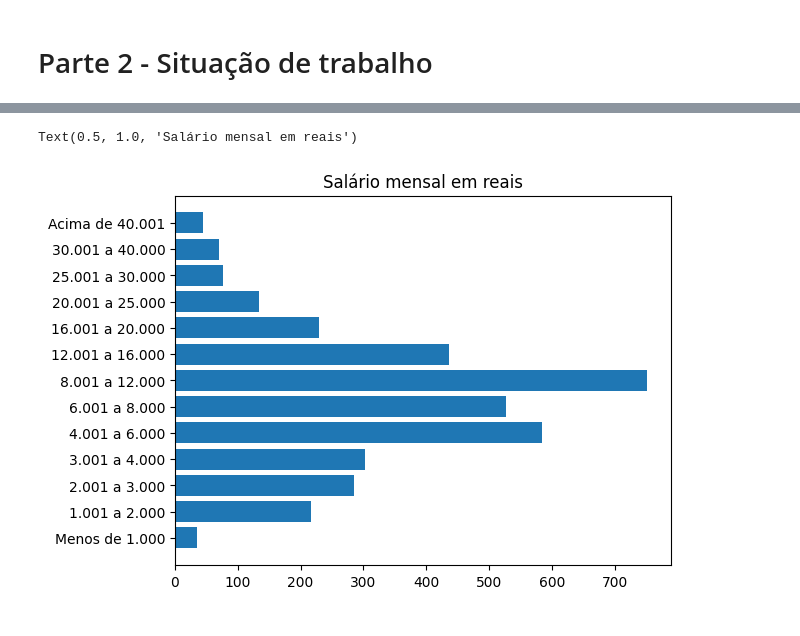
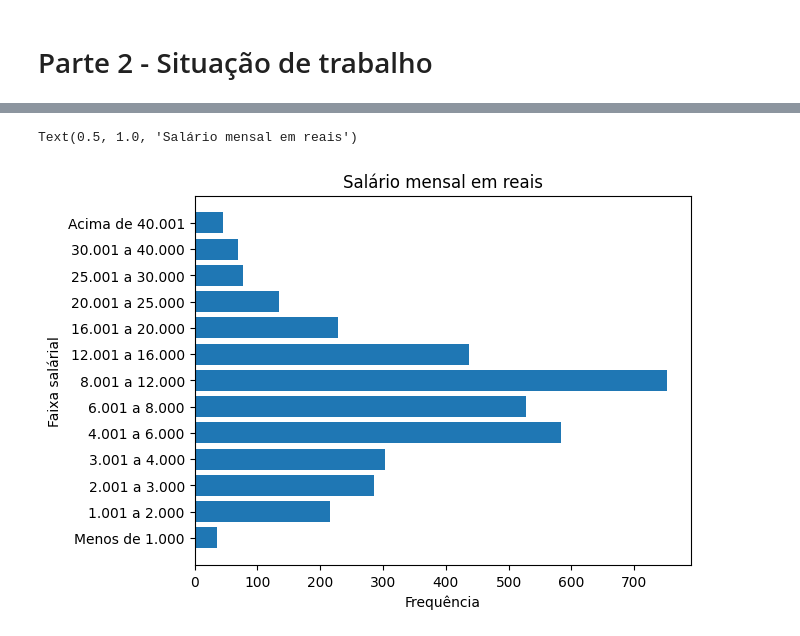
Before and after one commit to dallaqua/Trabalho_Santander_Coders_TPI, a Jupyter notebook: analise_mercado_dados_2022.ipynb, the cells around one changed output, grey strips where cells are left out. Saved outputs shown, nothing was run; the diff lists cells and outputs as text; code cells hidden in the pictures.

```diff
--- a/analise_mercado_dados_2022.ipynb
+++ b/analise_mercado_dados_2022.ipynb
@@ -6,7 +7,7 @@ import matplotlib.pyplot as plt
 # %%
 pd.set_option('display.max_columns', None)
 # %%
-dados = pd.read_csv('https://raw.githubusercontent.com/dallaqua/Trabalho_Santander_Coders_TPI/main/State_of_data_2022.csv?token=GHSAT0AAAAAACF5XZ2SM7GINSJE4GNCQZSSZG3U72A', sep = ',')
+dados = pd.read_csv('https://raw.githubusercontent.com/dallaqua/Trabalho_Santander_Coders_TPI/main/State_of_data_2022.csv?token=GHSAT0AAAAAACF5XZ2S5HG4MWLQJ6IDNXJGZG7PIFQ', sep = ',')
 # %%
 dados.head(3)
 # %% [output]
@@ -140,31 +137,33 @@ faixas_ordenadas = ['Menos de R$ 1.000/mês',
                     'de R$ 4.001/mês a R$ 6.000/mês',
                     'de R$ 6.001/mês a R$ 8.000/mês',
                     'de R$ 8.001/mês a R$ 12.000/mês',
                     'de R$ 12.001/mês a R$ 16.000/mês',
                     'de R$ 16.001/mês a R$ 20.000/mês',
                     'de R$ 20.001/mês a R$ 25.000/mês',
                     'de R$ 25.001/mês a R$ 30.000/mês',
                     'de R$ 30.001/mês a R$ 40.000/mês',
                     'Acima de R$ 40.001/mês'
                     ]
 
 labels = ['Menos de 1.000',
           '1.001 a 2.000',
           '2.001 a 3.000',
           '3.001 a 4.000',
           '4.001 a 6.000',
           '6.001 a 8.000',
           '8.001 a 12.000',
           '12.001 a 16.000',
           '16.001 a 20.000',
           '20.001 a 25.000',
           '25.001 a 30.000',
           '30.001 a 40.000',
           'Acima de 40.001']
 
 series_salarios_reordenadas = series_salarios[faixas_ordenadas]
 plt.barh(labels, series_salarios_reordenadas.values)
+plt.xlabel('Frequência')
+plt.ylabel('Faixa salárial')
 plt.title('Salário mensal em reais')
 # %% [output]
 Text(0.5, 1.0, 'Salário mensal em reais')
-[figure, old version]
+[figure, new version]
```
Also changed, not shown: parts of 14 cells of this notebook.
